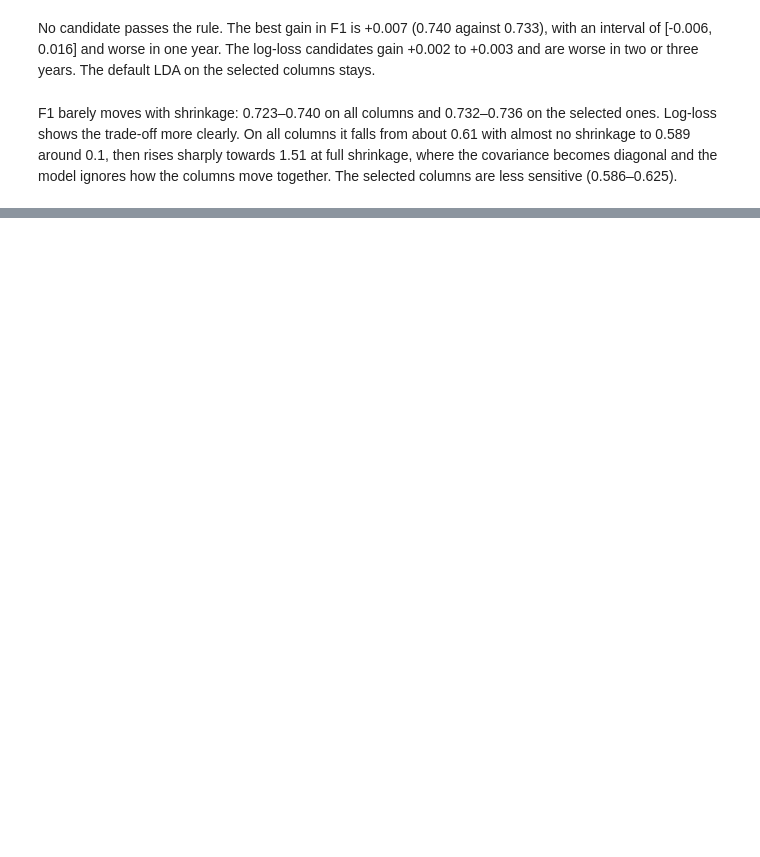
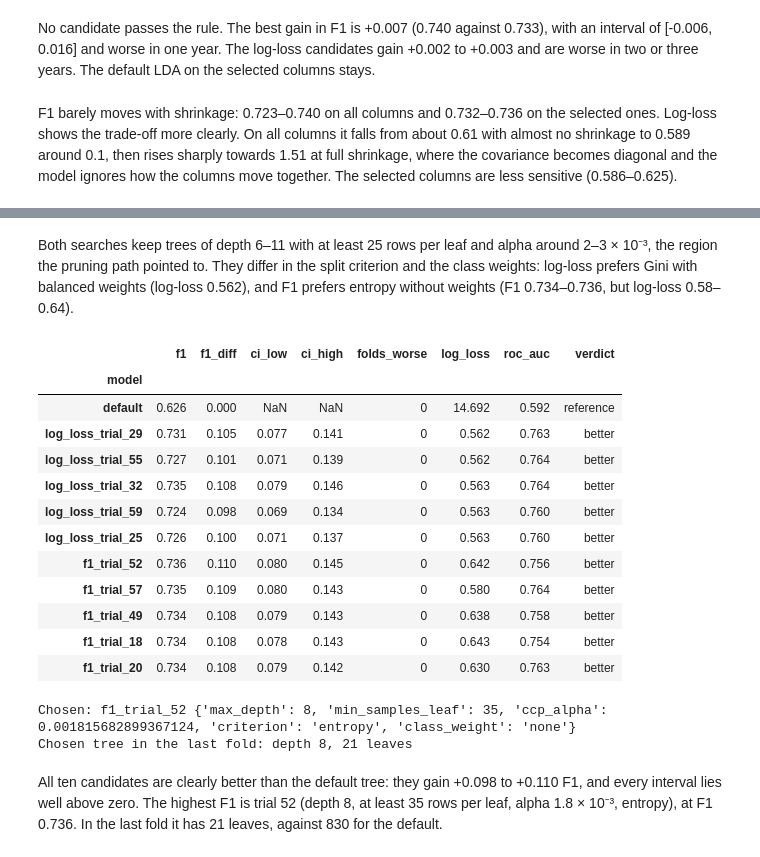
Before and after one commit to PedroHSantos20/ml-repeat-purchase, a Jupyter notebook: notebooks/04_modelling_project.ipynb, the cells around one changed output, grey strips where cells are left out. Cells and saved outputs as stored; diff of their text form; code cells hidden in the pictures; blank space fills up the shorter version.

```diff
--- a/notebooks/04_modelling_project.ipynb
+++ b/notebooks/04_modelling_project.ipynb
@@ -1175,0 +1521,24 @@ F1 barely moves with shrinkage: 0.723–0.740 on all columns and 0.732–0.736 o
+# %%
+def suggest_tree(trial):
+    return {
+        "max_depth": trial.suggest_int("max_depth", 2, 30),
+        "min_samples_leaf": trial.suggest_int("min_samples_leaf", 1, 300, log=True),
+        "ccp_alpha": trial.suggest_float("ccp_alpha", 1e-6, 0.05, log=True),
+        "criterion": trial.suggest_categorical("criterion", ["gini", "entropy"]),
+        "class_weight": trial.suggest_categorical("class_weight", ["none", "balanced"]),
+    }
+
+
+def make_tree(params):
+    settings = {**params, "class_weight": None if params["class_weight"] == "none" else "balanced"}
+    return DecisionTreeClassifier(**settings, random_state=RANDOM_STATE)
+
+
+study_tree = {objective: tune(tree_cache, make_tree, suggest_tree, objective, f"decision_tree_{objective}")
+              for objective in OBJECTIVES}
+
+for objective, study in study_tree.items():
+    print(f"\nSteered by {objective}")
+    top = trials_table(study).head(5)[["max_depth", "min_samples_leaf", "ccp_alpha", "criterion", "class_weight",
+                                       "f1", "log_loss", "roc_auc", "threshold"]]
+    display(top.style.format({"ccp_alpha": "{:.1e}"}, precision=3))
@@ -1175,0 +1567,32 @@ F1 barely moves with shrinkage: 0.723–0.740 on all columns and 0.732–0.736 o
+# %% [markdown]
+Both searches keep trees of depth 6–11 with at least 25 rows per leaf and alpha around 2–3 × 10⁻³, the region the pruning path pointed to. They differ in the split criterion and the class weights: log-loss prefers Gini with balanced weights (log-loss 0.562), and F1 prefers entropy without weights (F1 0.734–0.736, but log-loss 0.58–0.64).
+# %%
+tree_candidates = shortlist(study_tree, tree_cache, make_tree)
+runs = {"default": tree_runs["decision_tree"], **{name: run for name, (run, _) in tree_candidates.items()}}
+chosen_tree, board_tree_tuned = choose_winner(runs, reference="default")
+tree_params = tree_candidates[chosen_tree][1] if chosen_tree != "default" else {}
+
+display(board_tree_tuned[["f1", "f1_diff", "ci_low", "ci_high", "folds_worse", "log_loss", "roc_auc", "verdict"]])
+print(f"Chosen: {chosen_tree} {tree_params}")
+
+# Size of the chosen tree in the last fold
+chosen_fit = make_tree(tree_params).fit(last["X_train"], last["y_train"])
+print(f"Chosen tree in the last fold: depth {chosen_fit.get_depth()}, {chosen_fit.get_n_leaves()} leaves")
+# %% [output]
+|  | f1 | f1_diff | ci_low | ci_high | folds_worse | log_loss | roc_auc | verdict |
+| model |  |  |  |  |  |  |  |  |
+| default | 0.626 | 0.000 | NaN | NaN | 0 | 14.692 | 0.592 | reference |
+| log_loss_trial_29 | 0.731 | 0.105 | 0.077 | 0.141 | 0 | 0.562 | 0.763 | better |
+| log_loss_trial_55 | 0.727 | 0.101 | 0.071 | 0.139 | 0 | 0.562 | 0.764 | better |
+| log_loss_trial_32 | 0.735 | 0.108 | 0.079 | 0.146 | 0 | 0.563 | 0.764 | better |
+| log_loss_trial_59 | 0.724 | 0.098 | 0.069 | 0.134 | 0 | 0.563 | 0.760 | better |
+| log_loss_trial_25 | 0.726 | 0.100 | 0.071 | 0.137 | 0 | 0.563 | 0.760 | better |
+| f1_trial_52 | 0.736 | 0.110 | 0.080 | 0.145 | 0 | 0.642 | 0.756 | better |
+| f1_trial_57 | 0.735 | 0.109 | 0.080 | 0.143 | 0 | 0.580 | 0.764 | better |
+| f1_trial_49 | 0.734 | 0.108 | 0.079 | 0.143 | 0 | 0.638 | 0.758 | better |
+| f1_trial_18 | 0.734 | 0.108 | 0.078 | 0.143 | 0 | 0.643 | 0.754 | better |
+| f1_trial_20 | 0.734 | 0.108 | 0.079 | 0.142 | 0 | 0.630 | 0.763 | better |
+Chosen: f1_trial_52 {'max_depth': 8, 'min_samples_leaf': 35, 'ccp_alpha': 0.001815682899367124, 'criterion': 'entropy', 'class_weight': 'none'}
+Chosen tree in the last fold: depth 8, 21 leaves
+# %% [markdown]
+All ten candidates are clearly better than the default tree: they gain +0.098 to +0.110 F1, and every interval lies well above zero. The highest F1 is trial 52 (depth 8, at least 35 rows per leaf, alpha 1.8 × 10⁻³, entropy), at F1 0.736. In the last fold it has 21 leaves, against 830 for the default.
```
Also changed, not shown: parts of 62 cells of this notebook, 20 other files.
